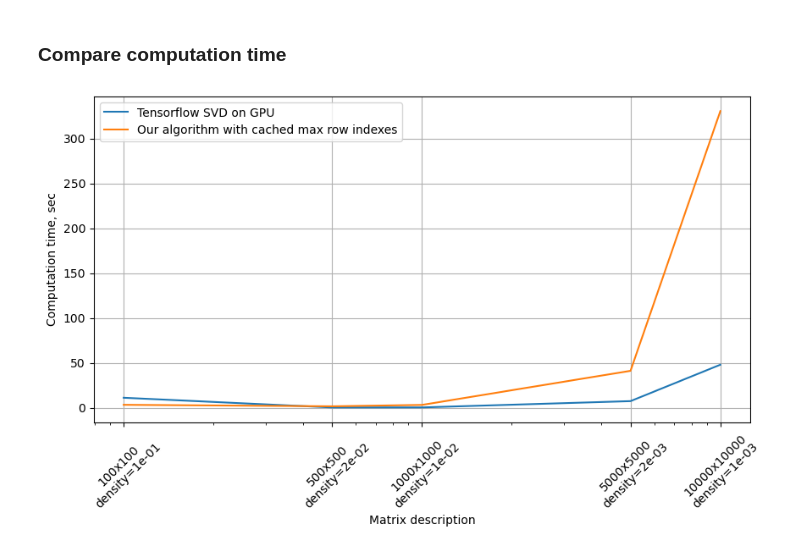
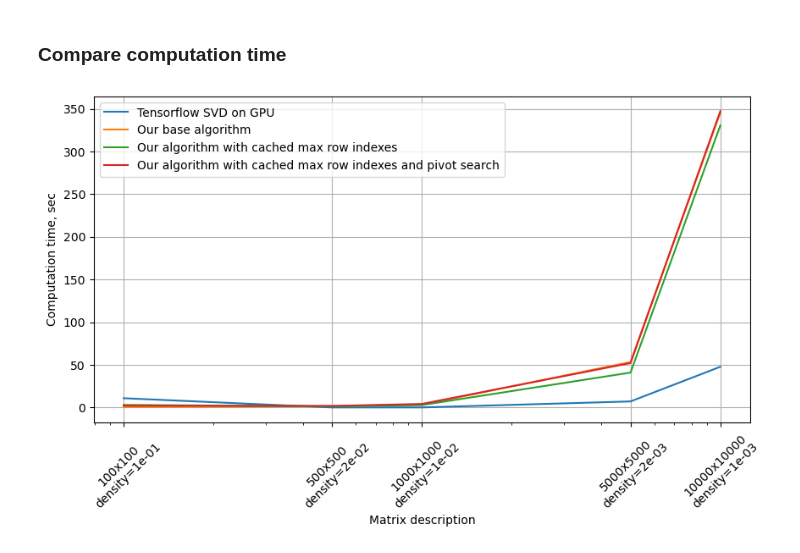
Before and after one commit to MShepelin/Parallel-Algorithms, a Jupyter notebook: test.ipynb, the cells around one changed output. Drawn from its saved outputs; the diff is of its cells as text; code cells hidden in the pictures.

Commit message:
feat: pivot search

```diff
--- a/test.ipynb
+++ b/test.ipynb
@@ -184,26 +147,27 @@ Computing rank for matrices 10000x10000
 # %%
 from matplotlib import pyplot as plt
 
 used_sides = sides[:-1]
 
 fig = plt.figure(figsize=(10, 5))
 plt.plot(used_sides, np.load("data/tf_time.npy"), label="Tensorflow SVD on GPU")
-plt.plot(sides, np.load("data/algorithm_time_v0.1.npy"), label="Our base algorithm")
+plt.plot(used_sides, np.load("data/algorithm_time_v0.1.npy"), label="Our base algorithm")
 plt.plot(used_sides, np.load("data/algorithm_time_v0.2.npy"), label="Our algorithm with cached max row indexes")
+plt.plot(used_sides, np.load("data/algorithm_time_v0.3.npy"), label="Our algorithm with cached max row indexes and pivot search")
 plt.xscale('log')
 plt.xticks(
     used_sides,
     list(map(lambda x: "{}x{}\ndensity={:.0e}".format(
         str(x),
         str(x),
         create_density(x, density_side)
     ), used_sides)),
     rotation=45
 )
 plt.legend()
 plt.xlabel("Matrix description")
 plt.ylabel("Computation time, sec")
 plt.grid()
 plt.show()
 # %% [output]
-[figure, old version]
+[figure, new version]
```
Also changed, not shown: parts of 3 cells of this notebook, 3 other files.
